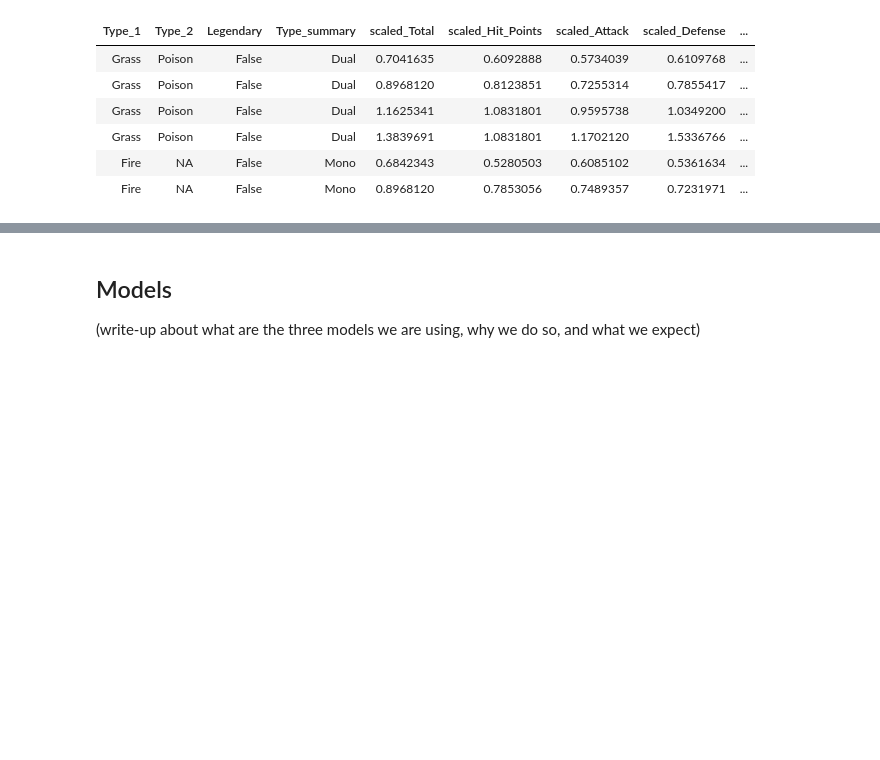
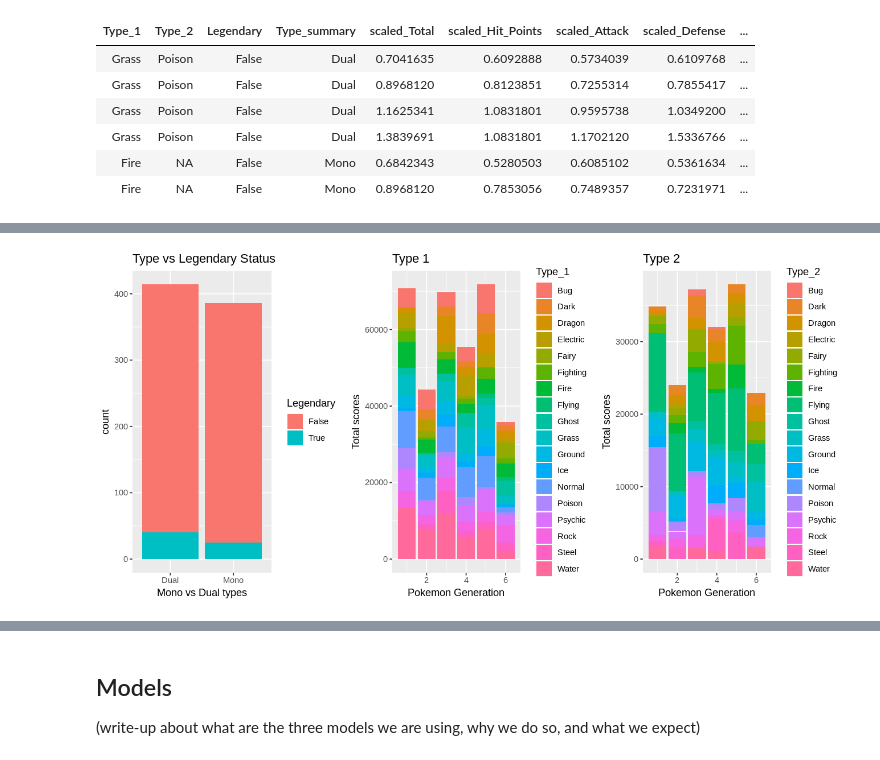
Before and after one commit to Towelat/DSCI--group-7, a Jupyter notebook: group_7_project.ipynb, the cells around one changed output, grey strips where cells are left out. Saved outputs shown, nothing was run; the diff lists cells and outputs as text; code cells hidden in the pictures; blank space fills up the shorter version.

Commit message:
added visualisations and discussion data

```diff
--- a/group_7_project.ipynb
+++ b/group_7_project.ipynb
@@ -143,0 +159,27 @@ head(scaled_pokemon)
+# %%
+options(repr.plot.width= 11, repr.plot.height= 5.2)
+viz1 <- scaled_pokemon %>%
+        ggplot(aes(x= Type_summary, fill = Legendary))+
+        geom_bar()+
+        labs(x= "Mono vs Dual types") +
+        ggtitle("Type vs Legendary Status")
+
+viz2 <- cleaned_pokemon %>%
+        ggplot(aes(x= Generation, y= Total, fill = Type_1))+
+        geom_bar(stat ="identity")+
+       # geom_point(aes(colour = Type_1 ,alpha = 0.5))+
+        labs(x= "Pokemon Generation",
+            y = "Total scores")+
+            ggtitle("Type 1")
+
+viz3 <- cleaned_pokemon %>% filter(!is.na (Type_2)) %>%
+        ggplot(aes(x= Generation, y= Total, fill = Type_2))+
+        geom_bar(stat ="identity")+
+       # geom_point(aes(colour = Type_2 ,alpha = 0.5))+
+        labs(x= "Pokemon Generation",
+            y = "Total scores")+
+            ggtitle("Type 2")
+
+grid.arrange(viz1,viz2, viz3, ncol = 3)
+# %% [output]
+[figure, added]
```
Also changed, not shown: parts of 26 cells of this notebook.
